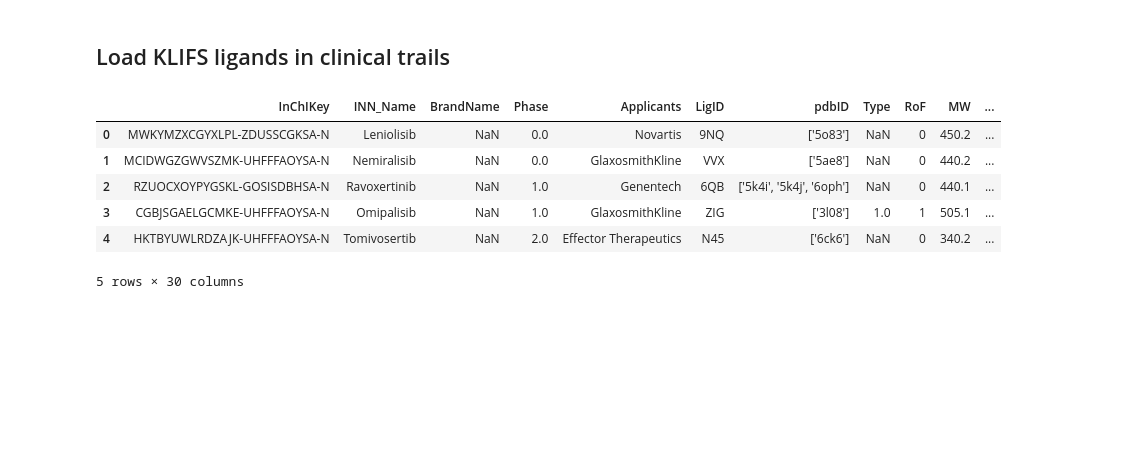
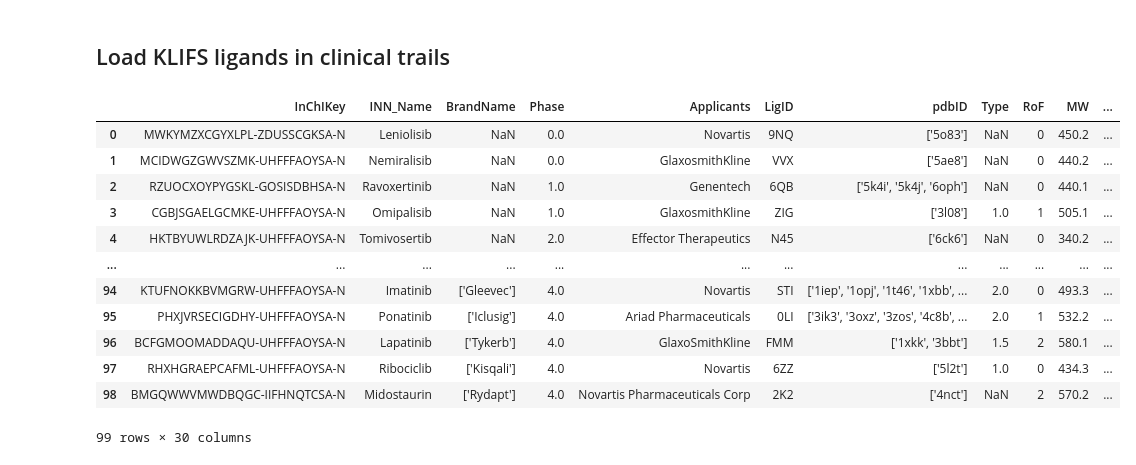
Before and after one commit to volkamerlab/pkidb_klifs, a Jupyter notebook: quick_start.ipynb, the cells around one changed output. Drawn from its saved outputs; the diff is of its cells as text; code cells hidden in the pictures; blank space fills up the shorter version.

```diff
--- a/quick_start.ipynb
+++ b/quick_start.ipynb
@@ -23,12 +29,18 @@ pkidb_ligands.head()
 ## Load KLIFS ligands in clinical trails
 # %%
 klifs_pki = pd.read_csv('results/klifs_pki_20200218.csv', index_col=0)
-klifs_pki.head()
+klifs_pki
 # %% [output]
 |  | InChIKey | INN_Name | BrandName | Phase | Applicants | LigID | pdbID | Type | RoF | MW | ... |
 | 0 | MWKYMZXCGYXLPL-ZDUSSCGKSA-N | Leniolisib | NaN | 0.0 | Novartis | 9NQ | ['5o83'] | NaN | 0 | 450.2 | ... |
 | 1 | MCIDWGZGWVSZMK-UHFFFAOYSA-N | Nemiralisib | NaN | 0.0 | GlaxosmithKline | VVX | ['5ae8'] | NaN | 0 | 440.2 | ... |
 | 2 | RZUOCXOYPYGSKL-GOSISDBHSA-N | Ravoxertinib | NaN | 1.0 | Genentech | 6QB | ['5k4i', '5k4j', '6oph'] | NaN | 0 | 440.1 | ... |
 | 3 | CGBJSGAELGCMKE-UHFFFAOYSA-N | Omipalisib | NaN | 1.0 | GlaxosmithKline | ZIG | ['3l08'] | 1.0 | 1 | 505.1 | ... |
 | 4 | HKTBYUWLRDZAJK-UHFFFAOYSA-N | Tomivosertib | NaN | 2.0 | Effector Therapeutics | N45 | ['6ck6'] | NaN | 0 | 340.2 | ... |
+| ... | ... | ... | ... | ... | ... | ... | ... | ... | ... | ... | ... |
+| 94 | KTUFNOKKBVMGRW-UHFFFAOYSA-N | Imatinib | ['Gleevec'] | 4.0 | Novartis | STI | ['1iep', '1opj', '1t46', '1xbb', ... | 2.0 | 0 | 493.3 | ... |
+| 95 | PHXJVRSECIGDHY-UHFFFAOYSA-N | Ponatinib | ['Iclusig'] | 4.0 | Ariad Pharmaceuticals | 0LI | ['3ik3', '3oxz', '3zos', '4c8b', ... | 2.0 | 1 | 532.2 | ... |
+| 96 | BCFGMOOMADDAQU-UHFFFAOYSA-N | Lapatinib | ['Tykerb'] | 4.0 | GlaxoSmithKline | FMM | ['1xkk', '3bbt'] | 1.5 | 2 | 580.1 | ... |
+| 97 | RHXHGRAEPCAFML-UHFFFAOYSA-N | Ribociclib | ['Kisqali'] | 4.0 | Novartis | 6ZZ | ['5l2t'] | 1.0 | 0 | 434.3 | ... |
+| 98 | BMGQWWVMWDBQGC-IIFHNQTCSA-N | Midostaurin | ['Rydapt'] | 4.0 | Novartis Pharmaceuticals Corp | 2K2 | ['4nct'] | NaN | 2 | 570.2 | ... |
-5 rows × 30 columns
+99 rows × 30 columns
```
Also changed, not shown: parts of 2 cells of this notebook.
